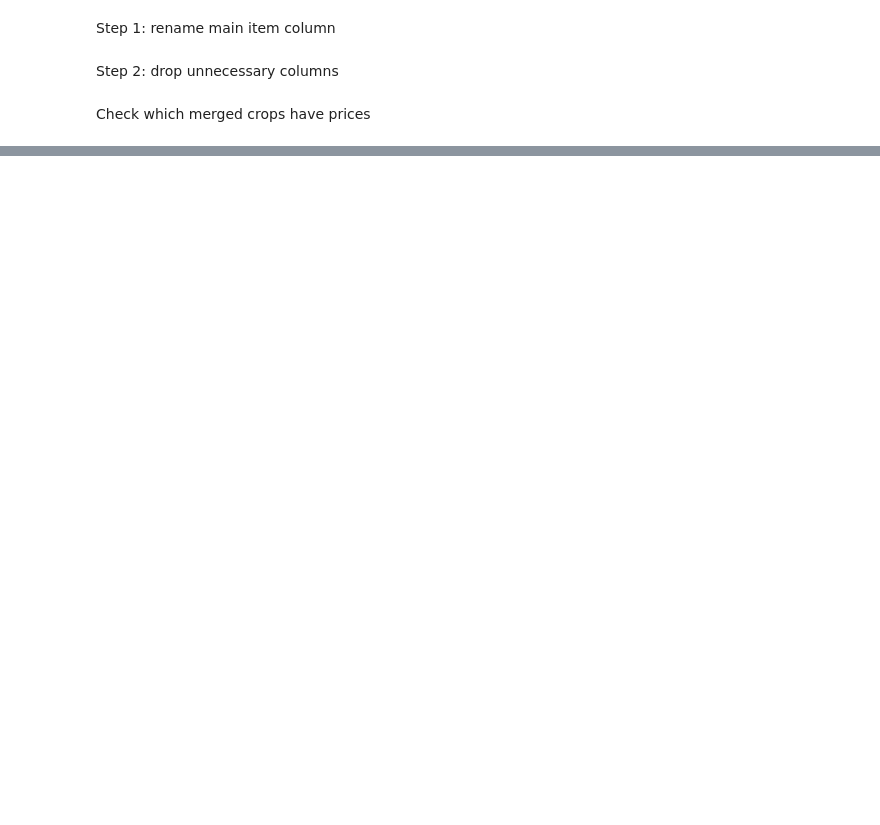
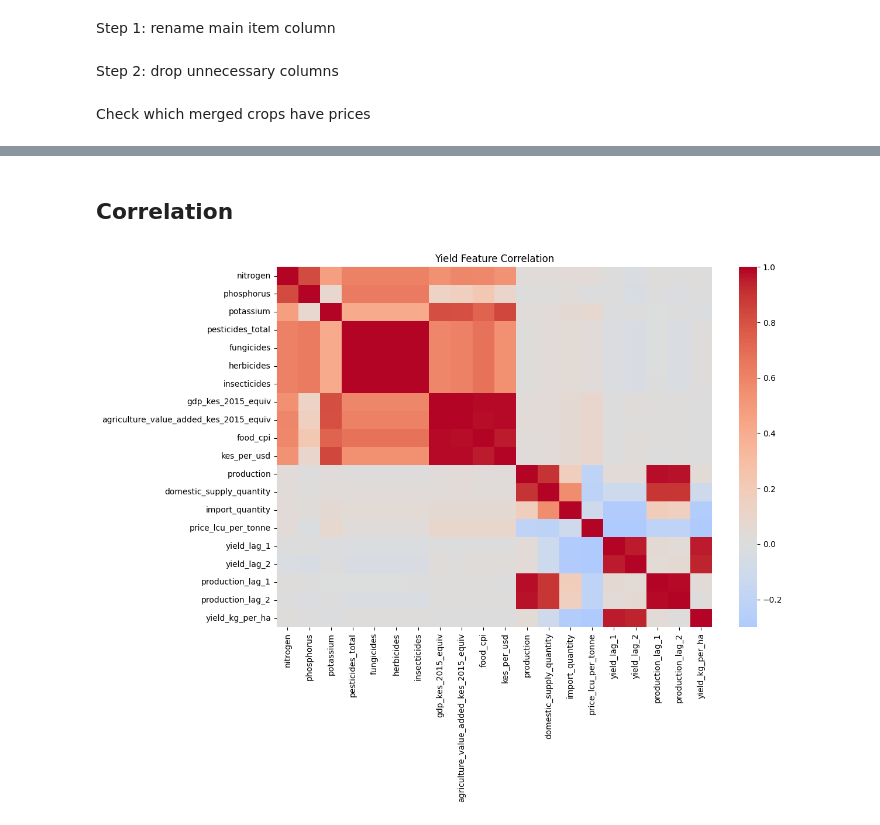
Before and after one commit to raphaelndemo/AgriBrain-Ai, a Jupyter notebook: datapreparation.ipynb, the cells around one changed output, grey strips where cells are left out. Cells and saved outputs as stored; diff of their text form; code cells hidden in the pictures; blank space fills up the shorter version.

```diff
--- a/datapreparation.ipynb
+++ b/datapreparation.ipynb
@@ -2065,0 +2610,28 @@ print(sorted(has_price_crops))
+# %% [markdown]
+## Correlation
+# %%
+# YIELD CORRELATION MATRIX
+
+yield_features = [
+    'nitrogen', 'phosphorus', 'potassium',
+    'pesticides_total', 'fungicides', 'herbicides', 'insecticides',
+    'gdp_kes_2015_equiv', 'agriculture_value_added_kes_2015_equiv',
+    'food_cpi', 'kes_per_usd',
+    'production', 'domestic_supply_quantity', 'import_quantity',
+    'price_lcu_per_tonne',
+    'yield_lag_1', 'yield_lag_2',
+    'production_lag_1', 'production_lag_2'
+]
+
+plt.figure(figsize=(12, 8))
+
+sns.heatmap(
+    yield_corr_matrix,
+    cmap='coolwarm',
+    center=0
+)
+
+plt.title('Yield Feature Correlation')
+plt.show()
+# %% [output]
+[figure, added]
```
Also changed, not shown: parts of 160 cells of this notebook, 1 other file.
